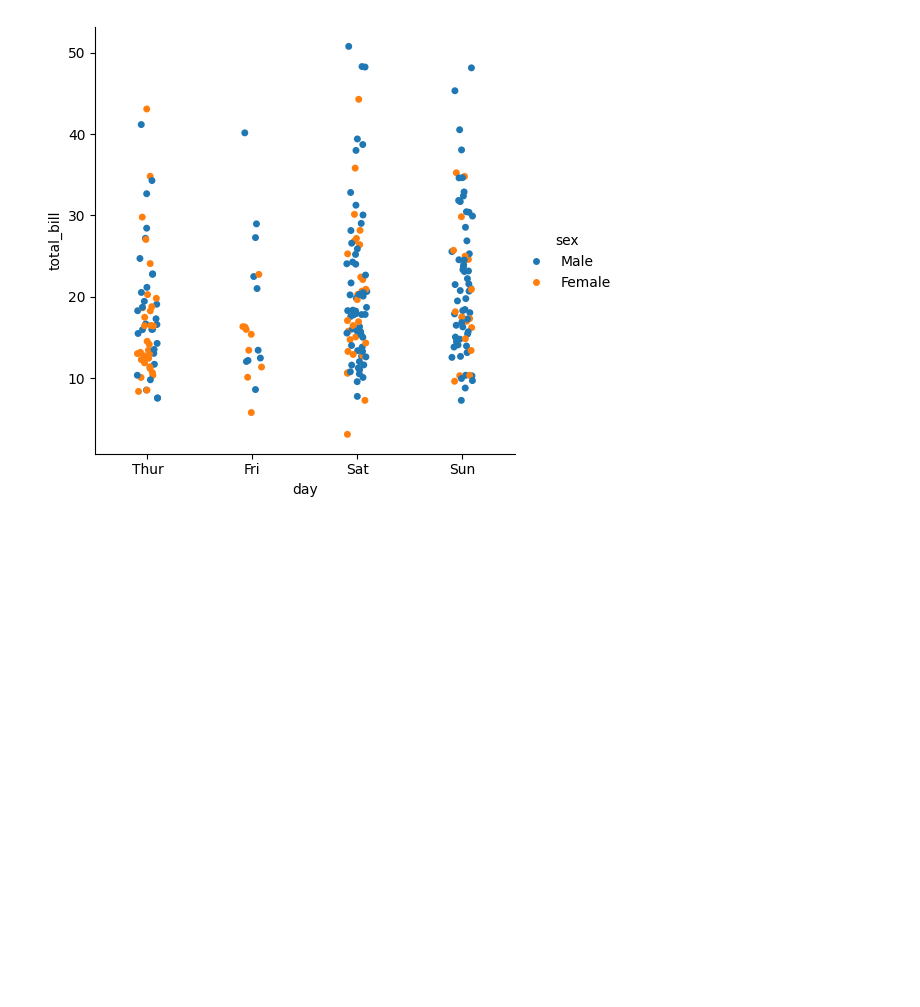
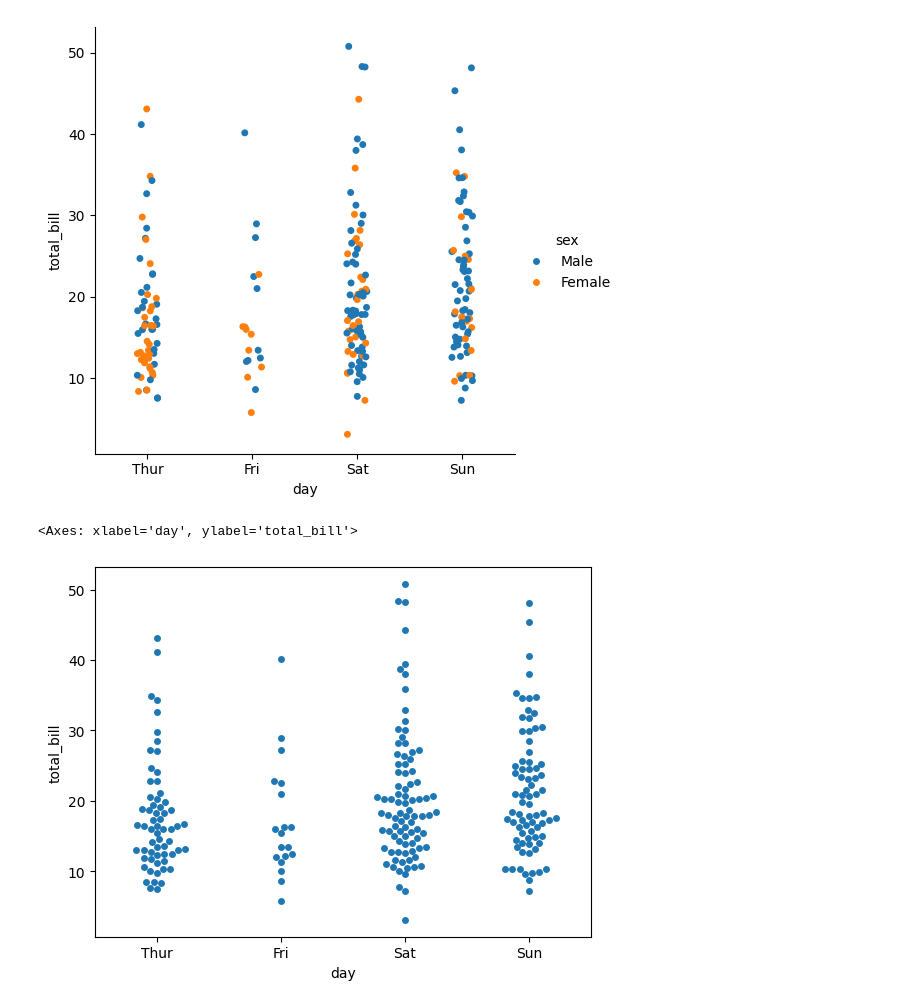
Before and after one commit to adilkamal2478/Adil_Pandas_campusx, a Jupyter notebook: Seaborn_my_notes_session_26.ipynb, the cells around one changed output. Cells and saved outputs as stored; diff of their text form; code cells hidden in the pictures; blank space fills up the shorter version.

```diff
--- a/Seaborn_my_notes_session_26.ipynb
+++ b/Seaborn_my_notes_session_26.ipynb
@@ -103,3 +103,14 @@ sns.catplot(
 # %% [output]
 <seaborn.axisgrid.FacetGrid at 0x...>
 [figure]
+# %%
+# swarmplot - exactly same as strip plot
+# Swarm plots automatically adjust the position of points so they don’t overlap.
+
+# axes level
+sns.swarmplot(data = tips , x = 'day' , y = 'total_bill')
+
+# we can use this but for smaller data
+# %% [output]
+<Axes: xlabel='day', ylabel='total_bill'>
+[figure, added]
```
Also changed, not shown: parts of 7 cells of this notebook.
